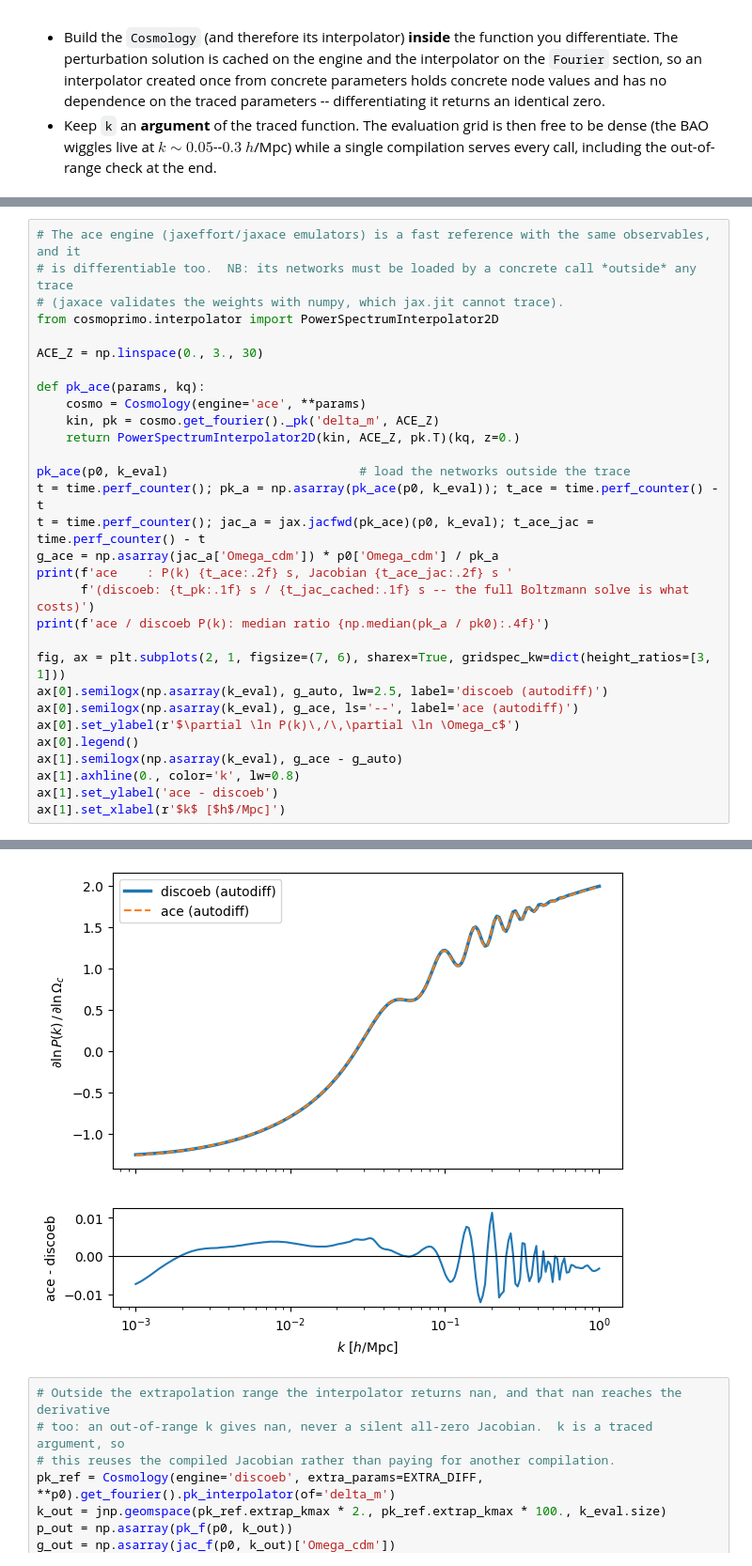
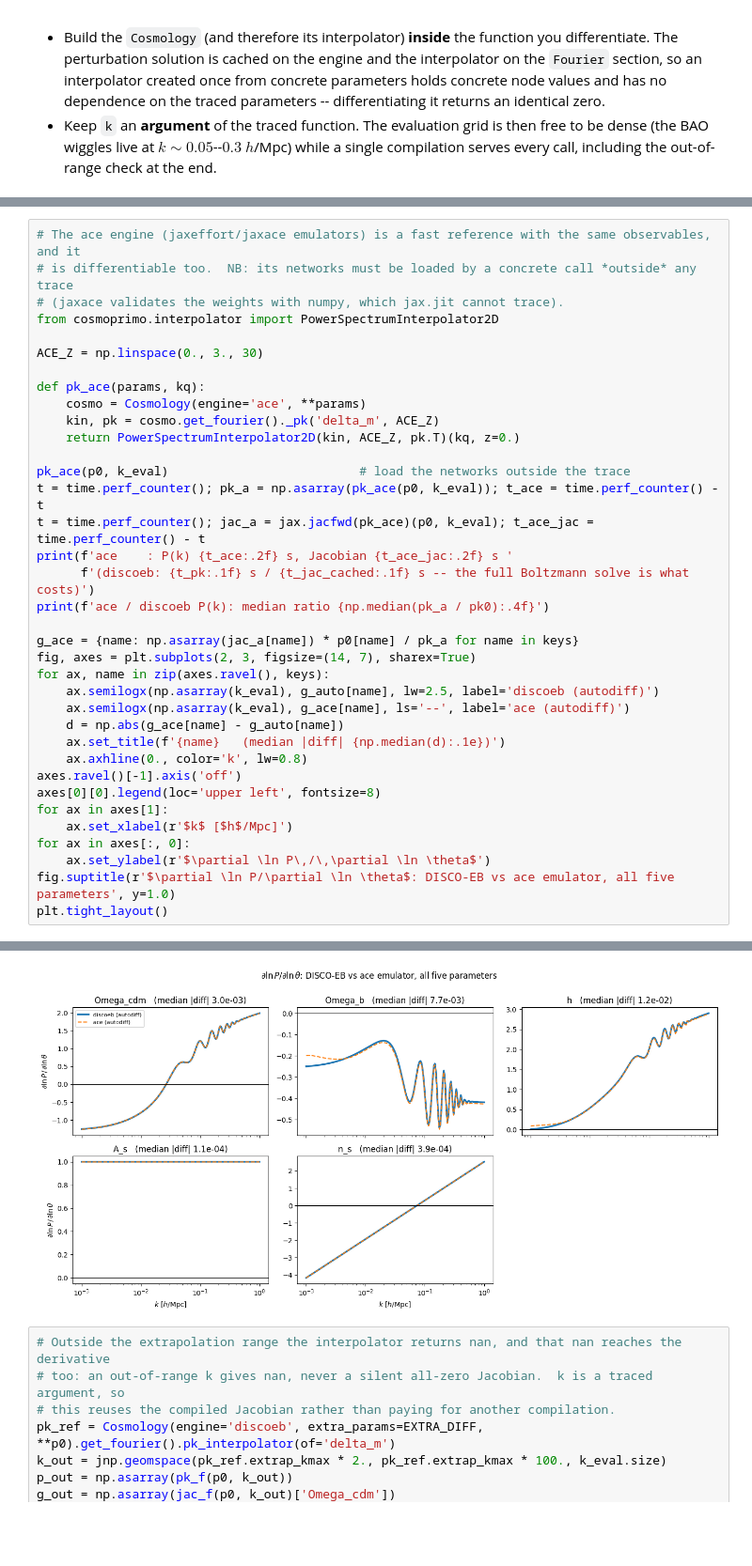
Before and after one commit to cosmodesi/cosmoprimo, a Jupyter notebook: nb/discoeb.ipynb, the cells around one changed output, grey strips where cells are left out. Shown at 94% size. Cells and saved outputs as stored; diff of their text form; blank space fills up the shorter version.

```diff
--- a/nb/discoeb.ipynb
+++ b/nb/discoeb.ipynb
@@ -311,18 +334,24 @@ def pk_ace(params, kq):
 pk_ace(p0, k_eval)                          # load the networks outside the trace
 t = time.perf_counter(); pk_a = np.asarray(pk_ace(p0, k_eval)); t_ace = time.perf_counter() - t
 t = time.perf_counter(); jac_a = jax.jacfwd(pk_ace)(p0, k_eval); t_ace_jac = time.perf_counter() - t
-g_ace = np.asarray(jac_a['Omega_cdm']) * p0['Omega_cdm'] / pk_a
 print(f'ace    : P(k) {t_ace:.2f} s, Jacobian {t_ace_jac:.2f} s '
       f'(discoeb: {t_pk:.1f} s / {t_jac_cached:.1f} s -- the full Boltzmann solve is what costs)')
 print(f'ace / discoeb P(k): median ratio {np.median(pk_a / pk0):.4f}')
 
-fig, ax = plt.subplots(2, 1, figsize=(7, 6), sharex=True, gridspec_kw=dict(height_ratios=[3, 1]))
-ax[0].semilogx(np.asarray(k_eval), g_auto, lw=2.5, label='discoeb (autodiff)')
-ax[0].semilogx(np.asarray(k_eval), g_ace, ls='--', label='ace (autodiff)')
-ax[0].set_ylabel(r'$\partial \ln P(k)\,/\,\partial \ln \Omega_c$')
-ax[0].legend()
-ax[1].semilogx(np.asarray(k_eval), g_ace - g_auto)
-ax[1].axhline(0., color='k', lw=0.8)
-ax[1].set_ylabel('ace - discoeb')
-ax[1].set_xlabel(r'$k$ [$h$/Mpc]')
+g_ace = {name: np.asarray(jac_a[name]) * p0[name] / pk_a for name in keys}
+fig, axes = plt.subplots(2, 3, figsize=(14, 7), sharex=True)
+for ax, name in zip(axes.ravel(), keys):
+    ax.semilogx(np.asarray(k_eval), g_auto[name], lw=2.5, label='discoeb (autodiff)')
+    ax.semilogx(np.asarray(k_eval), g_ace[name], ls='--', label='ace (autodiff)')
+    d = np.abs(g_ace[name] - g_auto[name])
+    ax.set_title(f'{name}   (median |diff| {np.median(d):.1e})')
+    ax.axhline(0., color='k', lw=0.8)
+axes.ravel()[-1].axis('off')
+axes[0][0].legend(loc='upper left', fontsize=8)
+for ax in axes[1]:
+    ax.set_xlabel(r'$k$ [$h$/Mpc]')
+for ax in axes[:, 0]:
+    ax.set_ylabel(r'$\partial \ln P\,/\,\partial \ln \theta$')
+fig.suptitle(r'$\partial \ln P/\partial \ln \theta$: DISCO-EB vs ace emulator, all five parameters', y=1.0)
+plt.tight_layout()
 # %% [output]
@@ -332,4 +360,4 @@ Text(0.5, 0, '$k$ [$h$/Mpc]')
-[figure, old version]
+[figure, new version]
 # %%
 # Outside the extrapolation range the interpolator returns nan, and that nan reaches the derivative
 # too: an out-of-range k gives nan, never a silent all-zero Jacobian.  k is a traced argument, so
```
Also changed, not shown: parts of 4 cells of this notebook.
